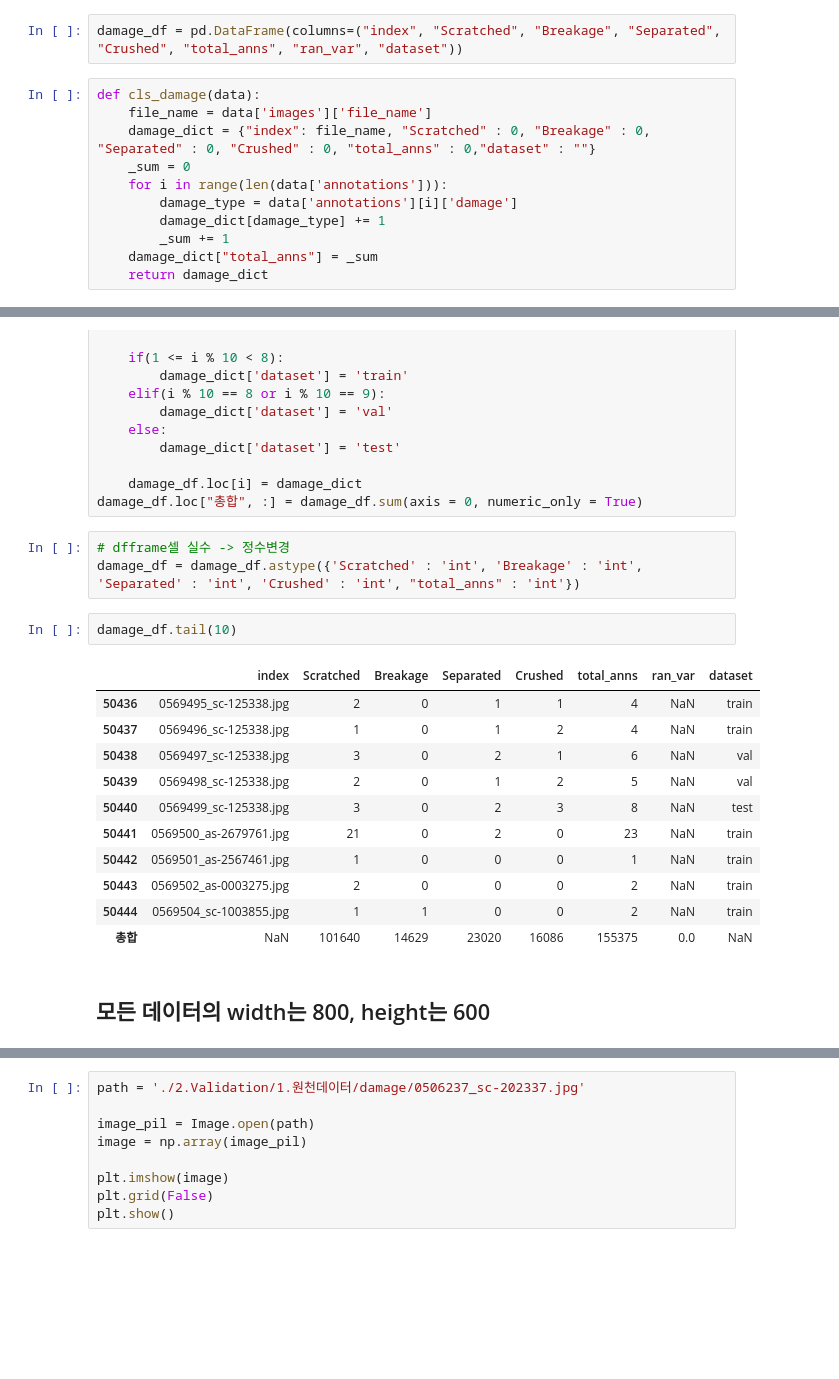
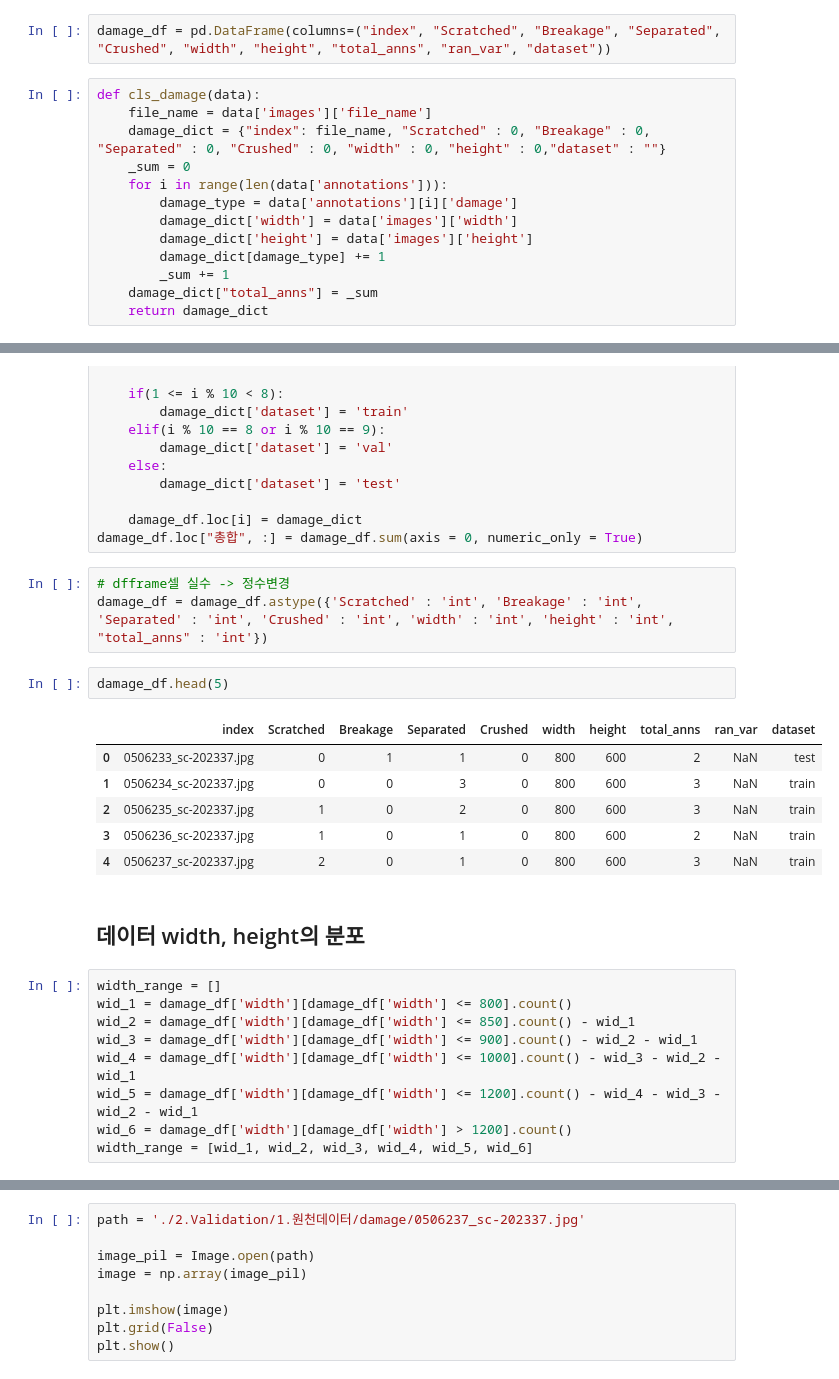
Before and after one commit to variety82/RecCar, a Jupyter notebook: AI/utils/EDA.ipynb, the cells around one changed output, grey strips where cells are left out. Saved outputs shown, nothing was run; the diff lists cells and outputs as text; blank space fills up the shorter version.

```diff
--- a/AI/utils/EDA.ipynb
+++ b/AI/utils/EDA.ipynb
@@ -21,14 +21,16 @@ os.getcwd()
 damage_images = glob('./2.Validation/2.라벨링데이터/damage/*.json')
 damage_part_images = glob('./2.Validation/2.라벨링데이터/damage_part/*.json')
 # %%
-damage_df = pd.DataFrame(columns=("index", "Scratched", "Breakage", "Separated", "Crushed", "total_anns", "ran_var", "dataset"))
+damage_df = pd.DataFrame(columns=("index", "Scratched", "Breakage", "Separated", "Crushed", "width", "height", "total_anns", "ran_var", "dataset"))
 # %%
 def cls_damage(data):
     file_name = data['images']['file_name']
-    damage_dict = {"index": file_name, "Scratched" : 0, "Breakage" : 0, "Separated" : 0, "Crushed" : 0, "total_anns" : 0,"dataset" : ""}
+    damage_dict = {"index": file_name, "Scratched" : 0, "Breakage" : 0, "Separated" : 0, "Crushed" : 0, "width" : 0, "height" : 0,"dataset" : ""}
     _sum = 0
     for i in range(len(data['annotations'])):
         damage_type = data['annotations'][i]['damage']
+        damage_dict['width'] = data['images']['width']
+        damage_dict['height'] = data['images']['height']
         damage_dict[damage_type] += 1
         _sum += 1
     damage_dict["total_anns"] = _sum
@@ -52,20 +54,24 @@ for i in tqdm(range(len(damage_images))):
 damage_df.loc["총합", :] = damage_df.sum(axis = 0, numeric_only = True)
 # %%
 # dfframe셀 실수 -> 정수변경
-damage_df = damage_df.astype({'Scratched' : 'int', 'Breakage' : 'int', 'Separated' : 'int', 'Crushed' : 'int', "total_anns" : 'int'})
+damage_df = damage_df.astype({'Scratched' : 'int', 'Breakage' : 'int', 'Separated' : 'int', 'Crushed' : 'int', 'width' : 'int', 'height' : 'int', "total_anns" : 'int'})
 # %%
-damage_df.tail(10)
+damage_df.head(5)
 # %% [output]
-|  | index | Scratched | Breakage | Separated | Crushed | total_anns | ran_var | dataset |
-| 50436 | 0569495_sc-125338.jpg | 2 | 0 | 1 | 1 | 4 | NaN | train |
-| 50437 | 0569496_sc-125338.jpg | 1 | 0 | 1 | 2 | 4 | NaN | train |
-| 50438 | 0569497_sc-125338.jpg | 3 | 0 | 2 | 1 | 6 | NaN | val |
-| 50439 | 0569498_sc-125338.jpg | 2 | 0 | 1 | 2 | 5 | NaN | val |
-| 50440 | 0569499_sc-125338.jpg | 3 | 0 | 2 | 3 | 8 | NaN | test |
-| 50441 | 0569500_as-2679761.jpg | 21 | 0 | 2 | 0 | 23 | NaN | train |
-| 50442 | 0569501_as-2567461.jpg | 1 | 0 | 0 | 0 | 1 | NaN | train |
-| 50443 | 0569502_as-0003275.jpg | 2 | 0 | 0 | 0 | 2 | NaN | train |
-| 50444 | 0569504_sc-1003855.jpg | 1 | 1 | 0 | 0 | 2 | NaN | train |
-| 총합 | NaN | 101640 | 14629 | 23020 | 16086 | 155375 | 0.0 | NaN |
+|  | index | Scratched | Breakage | Separated | Crushed | width | height | total_anns | ran_var | dataset |
+| 0 | 0506233_sc-202337.jpg | 0 | 1 | 1 | 0 | 800 | 600 | 2 | NaN | test |
+| 1 | 0506234_sc-202337.jpg | 0 | 0 | 3 | 0 | 800 | 600 | 3 | NaN | train |
+| 2 | 0506235_sc-202337.jpg | 1 | 0 | 2 | 0 | 800 | 600 | 3 | NaN | train |
+| 3 | 0506236_sc-202337.jpg | 1 | 0 | 1 | 0 | 800 | 600 | 2 | NaN | train |
+| 4 | 0506237_sc-202337.jpg | 2 | 0 | 1 | 0 | 800 | 600 | 3 | NaN | train |
 # %% [markdown]
-## 모든 데이터의 width는 800, height는 600
+## 데이터 width, height의 분포
+# %%
+width_range = []
+wid_1 = damage_df['width'][damage_df['width'] <= 800].count()
+wid_2 = damage_df['width'][damage_df['width'] <= 850].count() - wid_1
+wid_3 = damage_df['width'][damage_df['width'] <= 900].count() - wid_2 - wid_1
+wid_4 = damage_df['width'][damage_df['width'] <= 1000].count() - wid_3 - wid_2 - wid_1
+wid_5 = damage_df['width'][damage_df['width'] <= 1200].count() - wid_4 - wid_3 - wid_2 - wid_1
+wid_6 = damage_df['width'][damage_df['width'] > 1200].count()
+width_range = [wid_1, wid_2, wid_3, wid_4, wid_5, wid_6]
```
Also changed, not shown: parts of 6 cells of this notebook.
